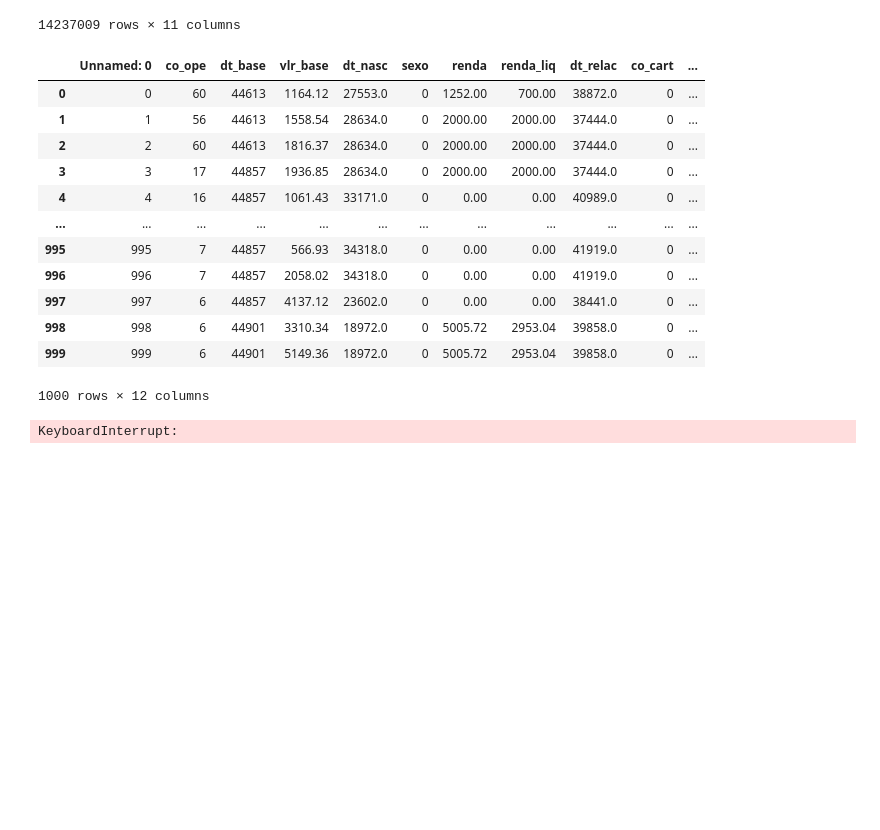
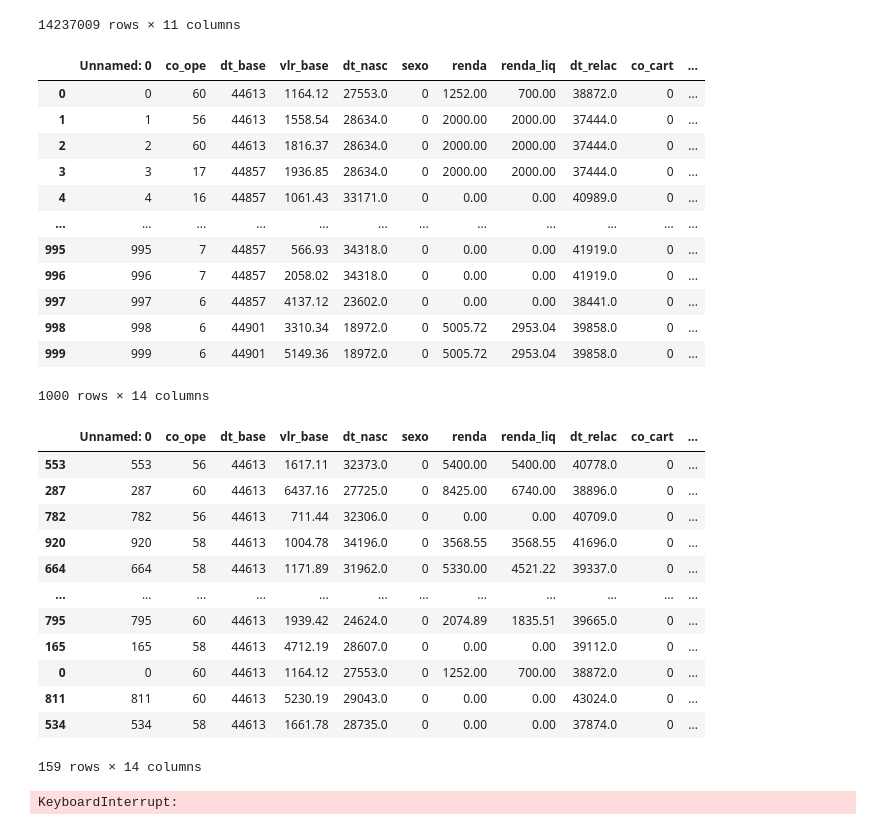
Before and after one commit to RafaelMunareto/MunIAFramework, a Jupyter notebook: tratamento_dados.ipynb, the cells around one changed output. Drawn from its saved outputs; the diff is of its cells as text; code cells hidden in the pictures; blank space fills up the shorter version.

Commit message:
arrumei o previsor, falta fazer a analise e o score

```diff
--- a/tratamento_dados.ipynb
+++ b/tratamento_dados.ipynb
@@ -47,7 +47,8 @@ df2
 | 14237009 | 16 | 44650 | 1085.29 | 33561.0 | 0 | 2238.20 | 1978.36 | 43179.0 | 0 | 96 | 24116 |
 14237009 rows × 11 columns
 # %%
-dfs = pd.read_csv('teste/base_teste.csv', sep=',')
+import pandas as pd
+dfs = pd.read_csv('resultados/GaussianNB.csv', sep=',')
 dfs
 # %% [output]
 |  | Unnamed: 0 | co_ope | dt_base | vlr_base | dt_nasc | sexo | renda | renda_liq | dt_relac | co_cart | ... |
@@ -62,7 +63,23 @@ dfs
 | 997 | 997 | 6 | 44857 | 4137.12 | 23602.0 | 0 | 0.00 | 0.00 | 38441.0 | 0 | ... |
 | 998 | 998 | 6 | 44901 | 3310.34 | 18972.0 | 0 | 5005.72 | 2953.04 | 39858.0 | 0 | ... |
 | 999 | 999 | 6 | 44901 | 5149.36 | 18972.0 | 0 | 5005.72 | 2953.04 | 39858.0 | 0 | ... |
-1000 rows × 12 columns
+1000 rows × 14 columns
+# %%
+dfs.query('score > 0.3').sort_values('score', ascending=False)
+# %% [output]
+|  | Unnamed: 0 | co_ope | dt_base | vlr_base | dt_nasc | sexo | renda | renda_liq | dt_relac | co_cart | ... |
+| 553 | 553 | 56 | 44613 | 1617.11 | 32373.0 | 0 | 5400.00 | 5400.00 | 40778.0 | 0 | ... |
+| 287 | 287 | 60 | 44613 | 6437.16 | 27725.0 | 0 | 8425.00 | 6740.00 | 38896.0 | 0 | ... |
+| 782 | 782 | 56 | 44613 | 711.44 | 32306.0 | 0 | 0.00 | 0.00 | 40709.0 | 0 | ... |
+| 920 | 920 | 58 | 44613 | 1004.78 | 34196.0 | 0 | 3568.55 | 3568.55 | 41696.0 | 0 | ... |
+| 664 | 664 | 58 | 44613 | 1171.89 | 31962.0 | 0 | 5330.00 | 4521.22 | 39337.0 | 0 | ... |
+| ... | ... | ... | ... | ... | ... | ... | ... | ... | ... | ... | ... |
+| 795 | 795 | 60 | 44613 | 1939.42 | 24624.0 | 0 | 2074.89 | 1835.51 | 39665.0 | 0 | ... |
+| 165 | 165 | 58 | 44613 | 4712.19 | 28607.0 | 0 | 0.00 | 0.00 | 39112.0 | 0 | ... |
+| 0 | 0 | 60 | 44613 | 1164.12 | 27553.0 | 0 | 1252.00 | 700.00 | 38872.0 | 0 | ... |
+| 811 | 811 | 60 | 44613 | 5230.19 | 29043.0 | 0 | 0.00 | 0.00 | 43024.0 | 0 | ... |
+| 534 | 534 | 58 | 44613 | 1661.78 | 28735.0 | 0 | 0.00 | 0.00 | 37874.0 | 0 | ... |
+159 rows × 14 columns
 # %%
 df3 = df2[:1000]
 # %%
```
Also changed, not shown: parts of 1 cell of this notebook, 8 other files.
